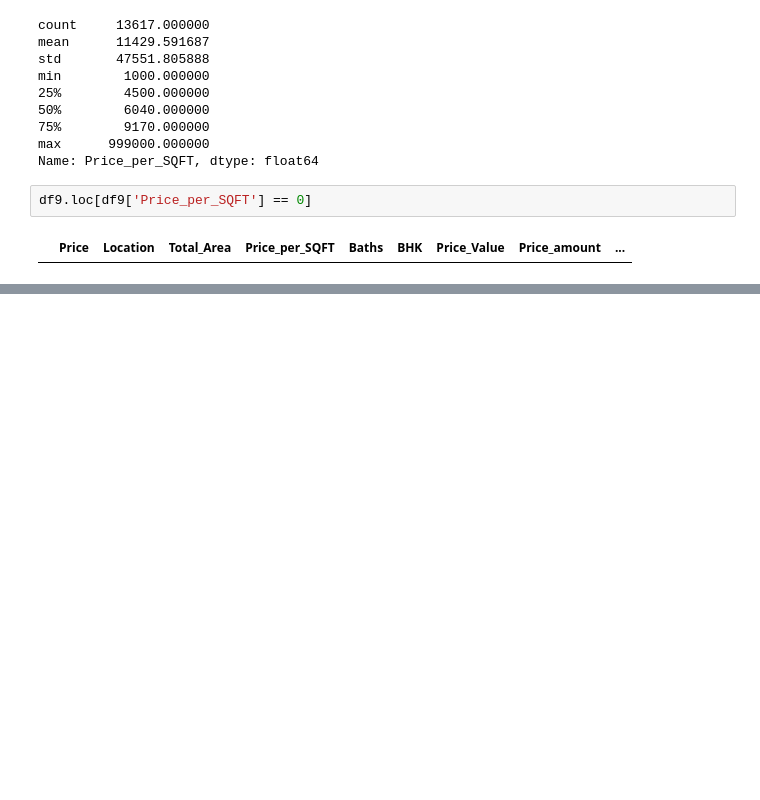
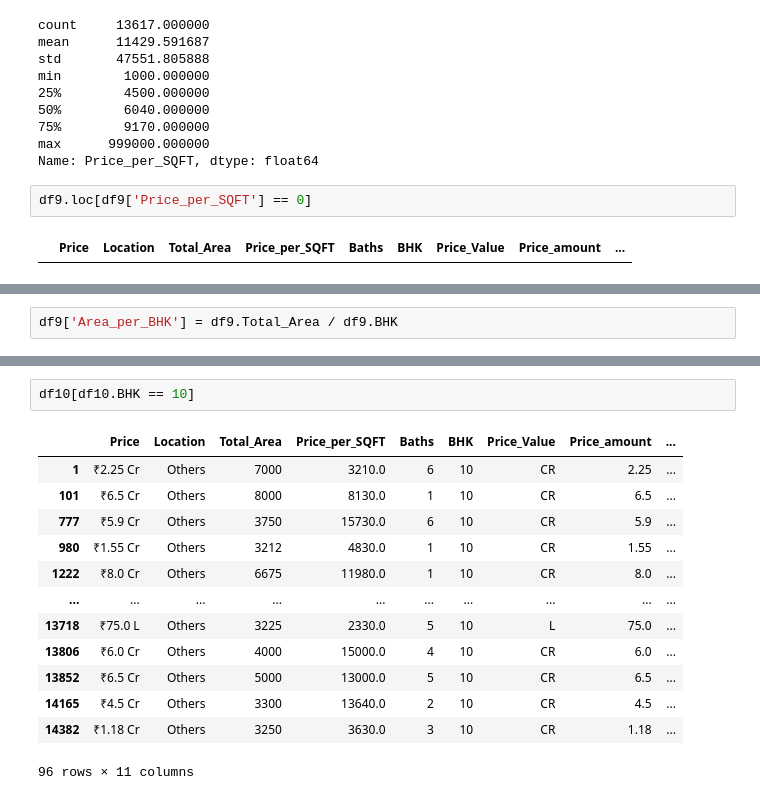
Before and after one commit to tushargarg18/RealEstatePricePrediction, a Jupyter notebook: PricePrediction_Notebook.ipynb, the cells around one changed output, grey strips where cells are left out. Drawn from its saved outputs; the diff is of its cells as text; blank space fills up the shorter version.

```diff
--- a/PricePrediction_Notebook.ipynb
+++ b/PricePrediction_Notebook.ipynb
@@ -320,0 +349,2 @@ df9.loc[df9['Price_per_SQFT'] == 0]
+# %%
+df9['Area_per_BHK'] = df9.Total_Area / df9.BHK
@@ -320,0 +416,16 @@ df9.loc[df9['Price_per_SQFT'] == 0]
+# %%
+df10[df10.BHK == 10]
+# %% [output]
+|  | Price | Location | Total_Area | Price_per_SQFT | Baths | BHK | Price_Value | Price_amount | ... |
+| 1 | ₹2.25 Cr | Others | 7000 | 3210.0 | 6 | 10 | CR | 2.25 | ... |
+| 101 | ₹6.5 Cr | Others | 8000 | 8130.0 | 1 | 10 | CR | 6.5 | ... |
+| 777 | ₹5.9 Cr | Others | 3750 | 15730.0 | 6 | 10 | CR | 5.9 | ... |
+| 980 | ₹1.55 Cr | Others | 3212 | 4830.0 | 1 | 10 | CR | 1.55 | ... |
+| 1222 | ₹8.0 Cr | Others | 6675 | 11980.0 | 1 | 10 | CR | 8.0 | ... |
+| ... | ... | ... | ... | ... | ... | ... | ... | ... | ... |
+| 13718 | ₹75.0 L | Others | 3225 | 2330.0 | 5 | 10 | L | 75.0 | ... |
+| 13806 | ₹6.0 Cr | Others | 4000 | 15000.0 | 4 | 10 | CR | 6.0 | ... |
+| 13852 | ₹6.5 Cr | Others | 5000 | 13000.0 | 5 | 10 | CR | 6.5 | ... |
+| 14165 | ₹4.5 Cr | Others | 3300 | 13640.0 | 2 | 10 | CR | 4.5 | ... |
+| 14382 | ₹1.18 Cr | Others | 3250 | 3630.0 | 3 | 10 | CR | 1.18 | ... |
+96 rows × 11 columns
```
Also changed, not shown: parts of 51 cells of this notebook.
